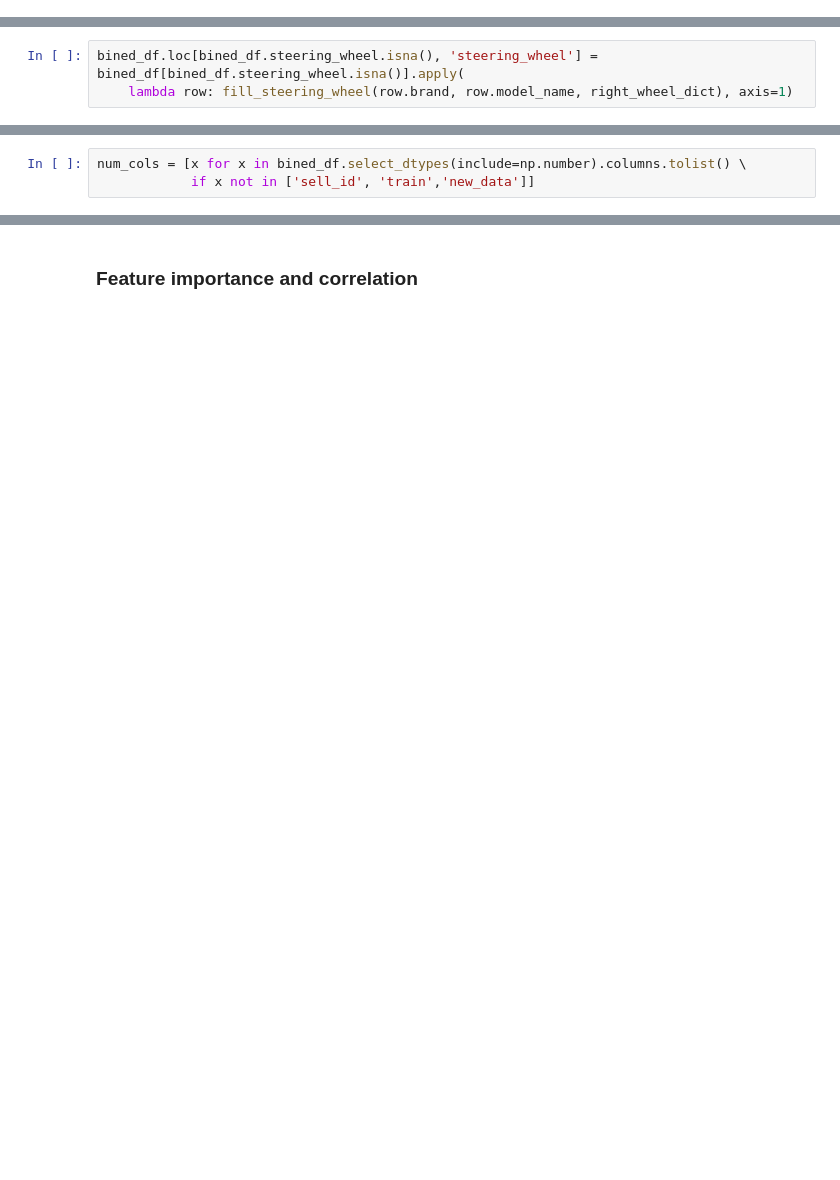
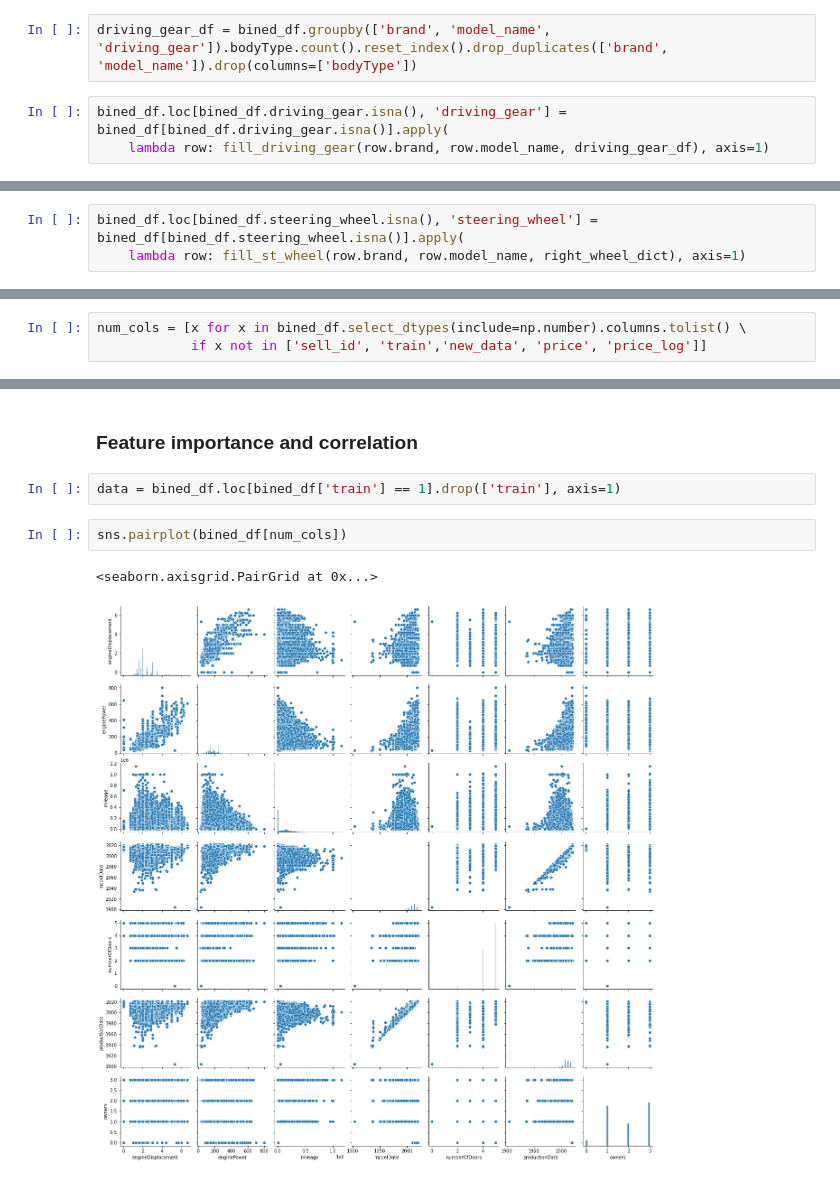
Before and after one commit to gir2017/teamwork_kaggle, a Jupyter notebook: module_5/select_auto.ipynb, the cells around one changed output, grey strips where cells are left out. Drawn from its saved outputs; the diff is of its cells as text; blank space fills up the shorter version.

Commit message:
All columns are preprocessed

```diff
--- a/module_5/select_auto.ipynb
+++ b/module_5/select_auto.ipynb
@@ -1821 +1972,6 @@ rear     19214
 Name: driving_gear, dtype: int64
+# %%
+driving_gear_df = bined_df.groupby(['brand', 'model_name', 'driving_gear']).bodyType.count().reset_index().drop_duplicates(['brand', 'model_name']).drop(columns=['bodyType'])
+# %%
+bined_df.loc[bined_df.driving_gear.isna(), 'driving_gear'] = bined_df[bined_df.driving_gear.isna()].apply(
+    lambda row: fill_driving_gear(row.brand, row.model_name, driving_gear_df), axis=1)
@@ -1866,4 +2049,4 @@ right_wheel_dict
 # %%
 bined_df.loc[bined_df.steering_wheel.isna(), 'steering_wheel'] = bined_df[bined_df.steering_wheel.isna()].apply(
-    lambda row: fill_steering_wheel(row.brand, row.model_name, right_wheel_dict), axis=1)
+    lambda row: fill_st_wheel(row.brand, row.model_name, right_wheel_dict), axis=1)
 # %%
@@ -1930,6 +2115,6 @@ Seems that we can't extract anything useful here, so just drop it.
 bined_df.drop(['date_added'], axis = 1, inplace = True)
 # %%
 num_cols = [x for x in bined_df.select_dtypes(include=np.number).columns.tolist() \
-            if x not in ['sell_id', 'train','new_data']]
+            if x not in ['sell_id', 'train','new_data', 'price', 'price_log']]
 # %%
 num_cols
@@ -1960,4 +2187,11 @@ memory usage: 57.6+ MB
 # %% [markdown]
 ### Feature importance and correlation
+# %%
+data = bined_df.loc[bined_df['train'] == 1].drop(['train'], axis=1)
+# %%
+sns.pairplot(bined_df[num_cols])
+# %% [output]
+<seaborn.axisgrid.PairGrid at 0x...>
+[figure, added]
 # %%
 # Numeric features importance
```
Also changed, not shown: parts of 67 cells of this notebook.
